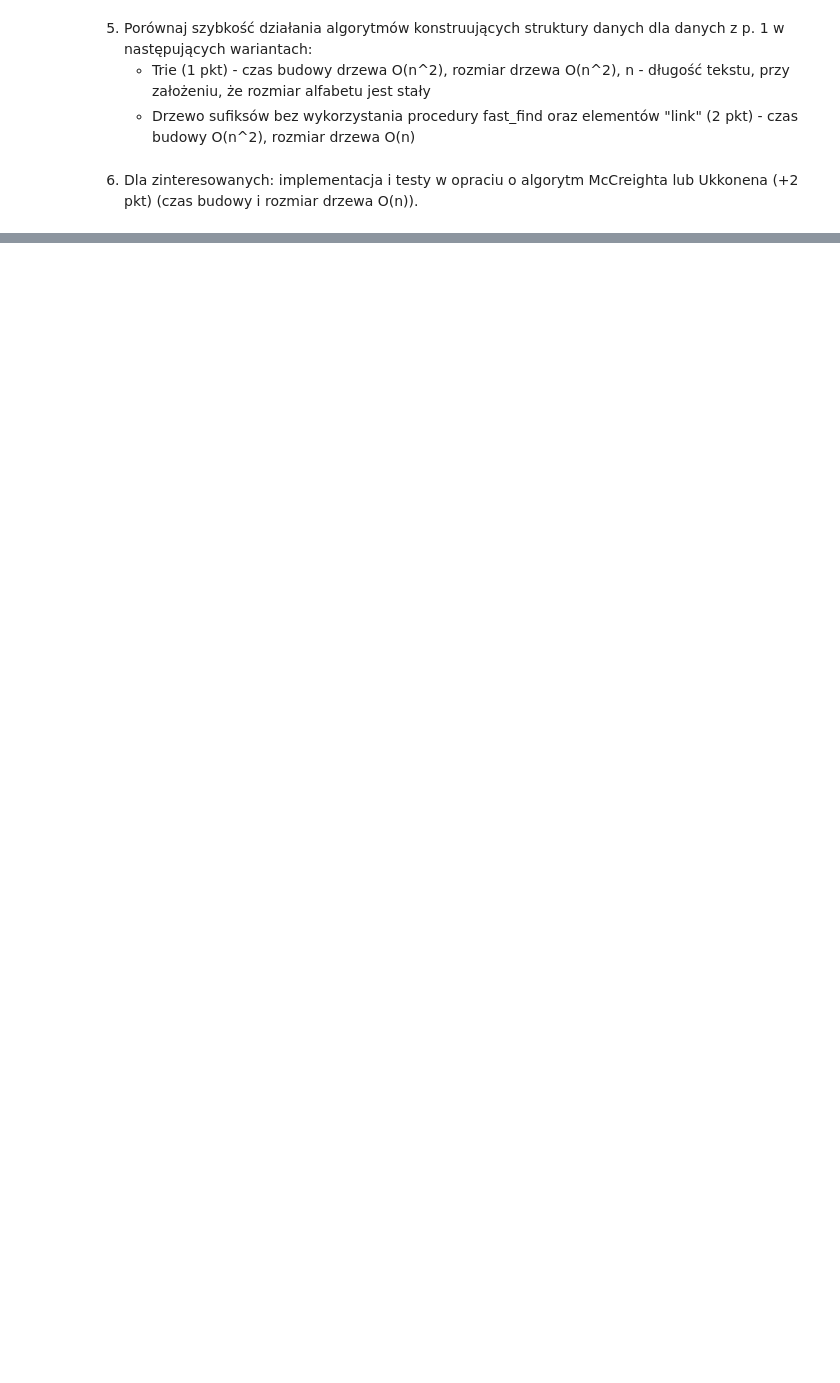
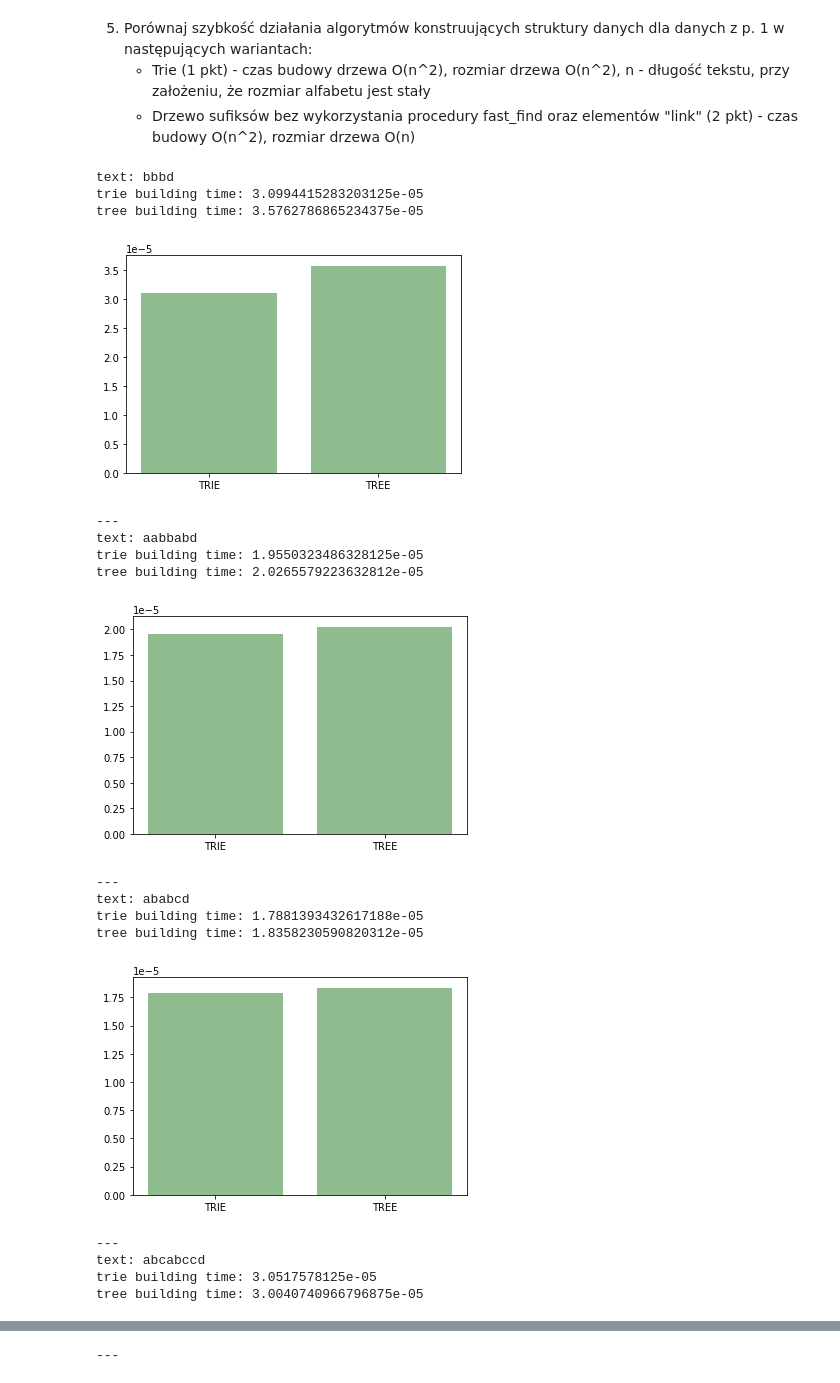
Before and after one commit to mhawryluk/text-algorithms, a Jupyter notebook: 2-suffix_trees/zad2.ipynb, the cells around one changed output, grey strips where cells are left out. Drawn from its saved outputs; the diff is of its cells as text; code cells hidden in the pictures; blank space fills up the shorter version.

Commit message:
lab 2 - tests and time measurement
assignment almost done

```diff
--- a/2-suffix_trees/zad2.ipynb
+++ b/2-suffix_trees/zad2.ipynb
@@ -77,21 +168,20 @@ class TreeNode:
 
     def __str__(self):
         str = ""
+        if self.range[0] < 0:
+            return ""
         for i in range(self.range[0], self.range[1]+1):
             str += TreeNode.text[i]
         return str
 
     def __repr__(self):
-        str = ""
-        for i in range(self.range[0], self.range[1]+1):
-            str += TreeNode.text[i]
-        return str
+        return str(self)
 
     def __lt__(self, other):
         return str(self) < str(other)
 # %%
 def build_tree(text):
-    text += '$'
+    text = unique_last_character(text)
     head = TreeNode(range=(0, -1))
 
     for suffix_index in range(len(text)):
@@ -104,7 +194,7 @@ def build_tree(text):
                 common = 0
 
                 for k in range(child.range[0], child.range[1]+1):
-                    if text[suffix_index+common] == text[k]:
+                    if text[current_index+common] == text[k]:
                         common += 1
                     else:
                         break
@@ -113,6 +203,7 @@ def build_tree(text):
                     current_node = child
                     current_index += common
                     skip = 1
+                    break
 
                 elif common > 0:
                     new_child_1 = TreeNode(
@@ -149,0 +378,5 @@ def show_trie(text):
+# %%
+text = "aabaabaaaba"
+pattern = "aaab"
+print(string_match_tree(text, pattern))
+print(bool(kmp(text, pattern)))
@@ -151,6 +387,48 @@ def show_trie(text):
 5. Porównaj szybkość działania algorytmów konstruujących struktury danych dla danych z p. 1 w następujących wariantach:
     * Trie (1 pkt) - czas budowy drzewa O(n^2), rozmiar drzewa O(n^2), n - długość tekstu, przy założeniu, że rozmiar alfabetu jest stały
     * Drzewo sufiksów bez wykorzystania procedury fast_find oraz elementów "link" (2 pkt) - czas budowy O(n^2), rozmiar drzewa O(n)
-# %% [markdown]
-
-6. Dla zinteresowanych: implementacja i testy w opraciu o algorytm McCreighta lub Ukkonena (+2 pkt) (czas budowy i rozmiar drzewa O(n)).
+# %%
+def compare_times(text):
+    start = time()
+    build_trie(text)
+    end = time()
+
+    trie_time = end - start
+
+    start = time()
+    build_tree(text)
+    end = time()
+
+    tree_time = end - start
+
+    print(f'trie building time: {trie_time}')
+    print(f'tree building time: {tree_time}\n')
+
+    fig, ax = plt.subplots()
+    ax.bar(["TRIE", "TREE"], [trie_time, tree_time], color="darkseagreen")
+    plt.show()
+# %%
+for text in test_data:
+    text_excerpt = text if len(text) < 20 else text[:20].strip() + ' (...)'
+    print(f'text: {text_excerpt}')
+    compare_times(text)
+    print('---')
+# %% [output]
+text: bbbd
+trie building time: 3.0994415283203125e-05
+tree building time: 3.5762786865234375e-05
+[figure, added]
+---
+text: aabbabd
+trie building time: 1.9550323486328125e-05
+tree building time: 2.0265579223632812e-05
+[figure, added]
+---
+text: ababcd
+trie building time: 1.7881393432617188e-05
+tree building time: 1.8358230590820312e-05
+[figure, added]
+---
+text: abcabccd
+trie building time: 3.0517578125e-05
+tree building time: 3.0040740966796875e-05
@@ -156,0 +441 @@ def show_trie(text):
+---
```
Also changed, not shown: parts of 28 cells of this notebook, 1 other file.
